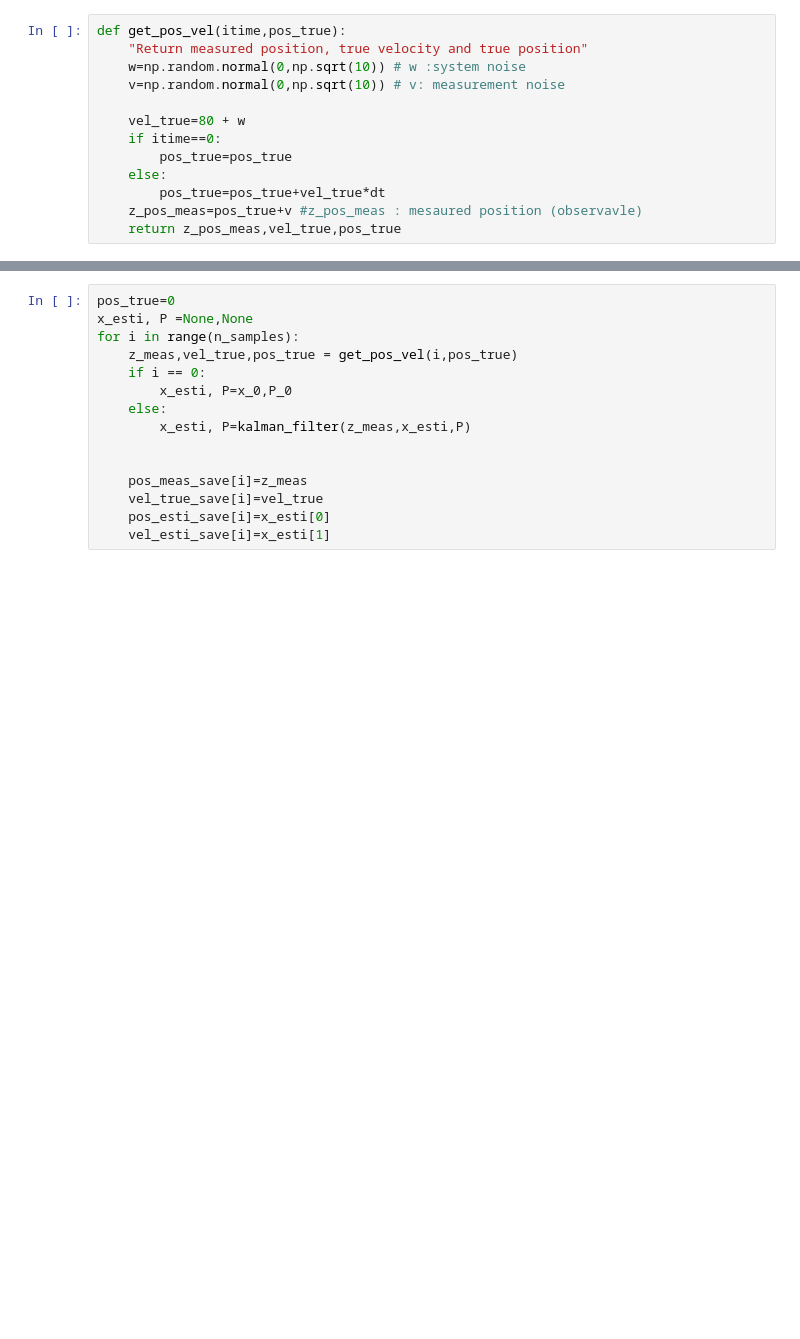
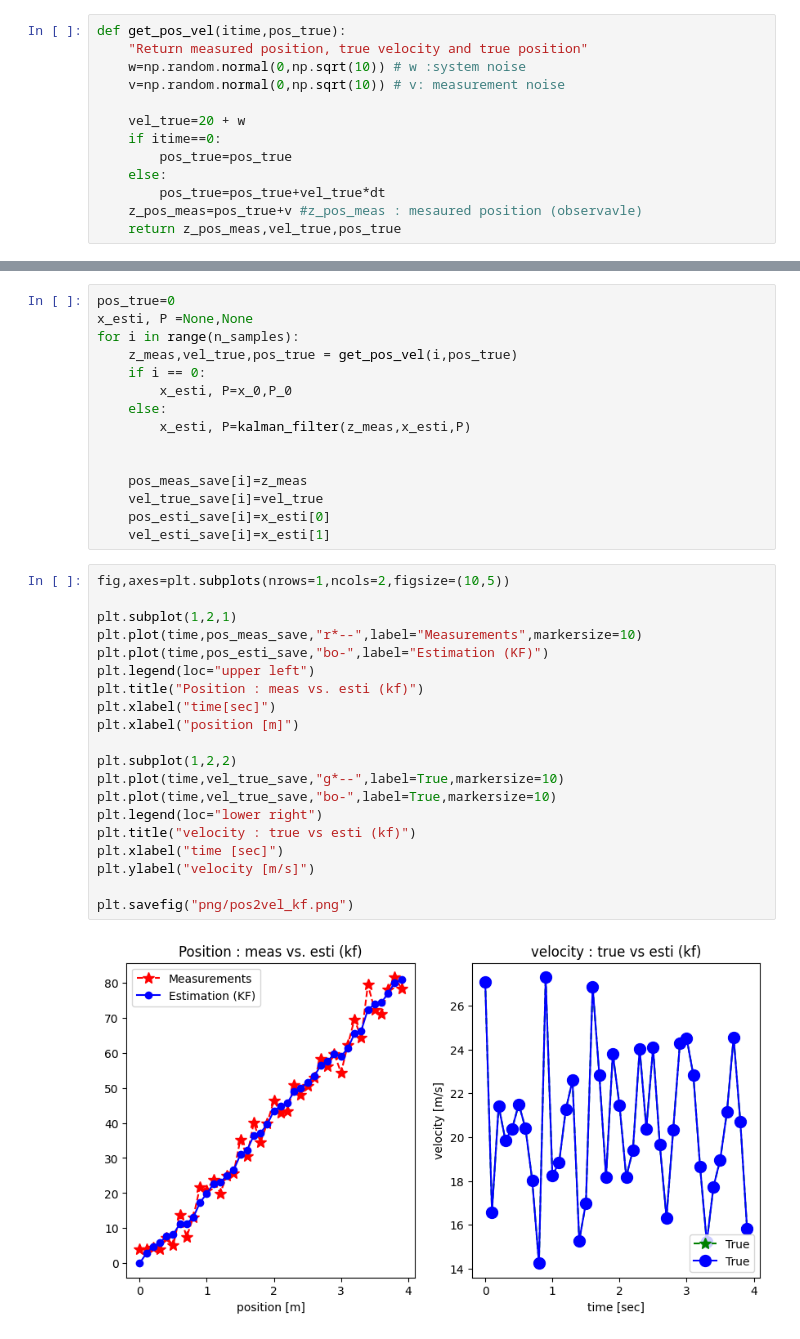
Before and after one commit to harunkurtdev/kalman_filter_tutorial, a Jupyter notebook: 9_Pos2VelKF/pos2vel_kf.ipynb, the cells around one changed output, grey strips where cells are left out. Cells and saved outputs as stored; diff of their text form; blank space fills up the shorter version.

```diff
--- a/9_Pos2VelKF/pos2vel_kf.ipynb
+++ b/9_Pos2VelKF/pos2vel_kf.ipynb
@@ -8,7 +8,7 @@ def get_pos_vel(itime,pos_true):
     w=np.random.normal(0,np.sqrt(10)) # w :system noise
     v=np.random.normal(0,np.sqrt(10)) # v: measurement noise
 
-    vel_true=80 + w
+    vel_true=20 + w
     if itime==0:
         pos_true=pos_true
     else:
@@ -76,3 +73,25 @@ for i in range(n_samples):
     vel_true_save[i]=vel_true
     pos_esti_save[i]=x_esti[0]
     vel_esti_save[i]=x_esti[1]
+# %%
+fig,axes=plt.subplots(nrows=1,ncols=2,figsize=(10,5))
+
+plt.subplot(1,2,1)
+plt.plot(time,pos_meas_save,"r*--",label="Measurements",markersize=10)
+plt.plot(time,pos_esti_save,"bo-",label="Estimation (KF)")
+plt.legend(loc="upper left")
+plt.title("Position : meas vs. esti (kf)")
+plt.xlabel("time[sec]")
+plt.xlabel("position [m]")
+
+plt.subplot(1,2,2)
+plt.plot(time,vel_true_save,"g*--",label=True,markersize=10)
+plt.plot(time,vel_true_save,"bo-",label=True,markersize=10)
+plt.legend(loc="lower right")
+plt.title("velocity : true vs esti (kf)")
+plt.xlabel("time [sec]")
+plt.ylabel("velocity [m/s]")
+
+plt.savefig("png/pos2vel_kf.png")
+# %% [output]
+[figure, added]
```
Also changed, not shown: parts of 1 cell of this notebook, 1 other file.
